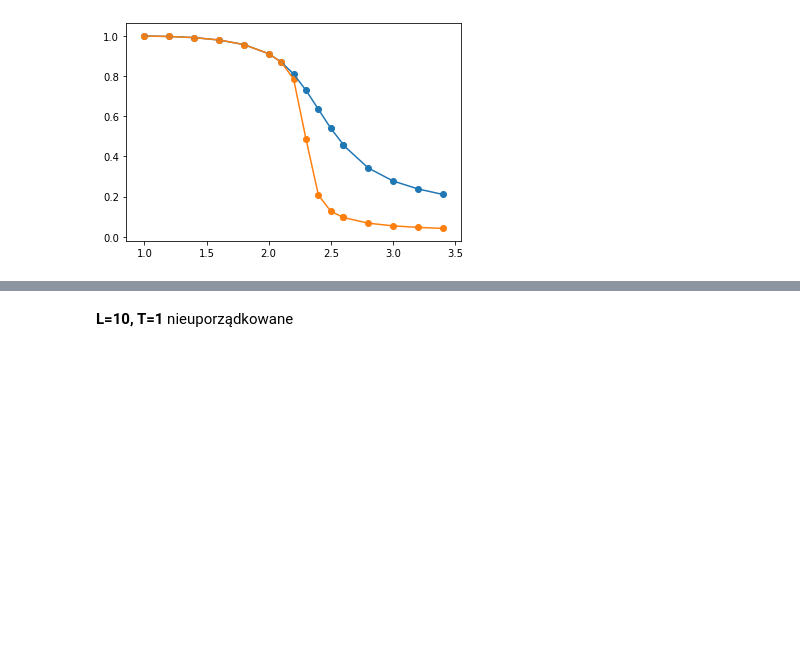
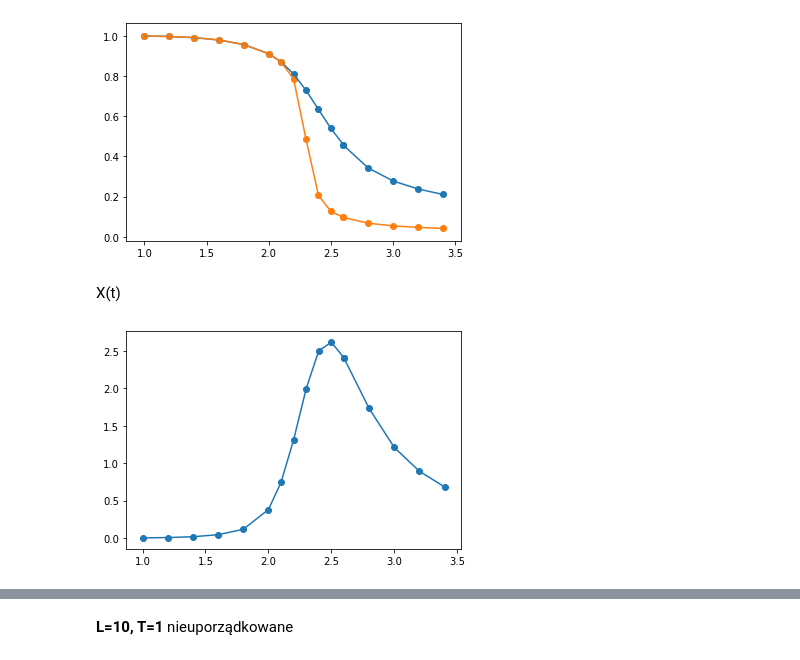
Before and after one commit to Swinkawkrawacie/Fizyka-ukladow-zlozonych, a Jupyter notebook: Generowanie_danych.ipynb, the cells around one changed output, grey strips where cells are left out. Saved outputs shown, nothing was run; the diff lists cells and outputs as text; code cells hidden in the pictures; blank space fills up the shorter version.

```diff
--- a/Generowanie_danych.ipynb
+++ b/Generowanie_danych.ipynb
@@ -275,3 +275,18 @@ plt.plot(t_range,m50)
 plt.show()
 # %% [output]
 [figure]
+# %% [markdown]
+X(t)
+# %%
+m10_2=[]
+for i in m10_zakres:
+    m10_2.append(sum(k**2 for k in i[10**4:])/len(i[10**4:]))
+pod_10 = []
+for i in range(len(m10_2)):
+    pod_10.append((m10_2[i]-(m10[i])**2)*10**2/t_range[i])
+# %%
+plt.scatter(t_range,pod_10)
+plt.plot(t_range,pod_10)
+plt.show()
+# %% [output]
+[figure, added]
```
Also changed, not shown: parts of 3 cells of this notebook.
